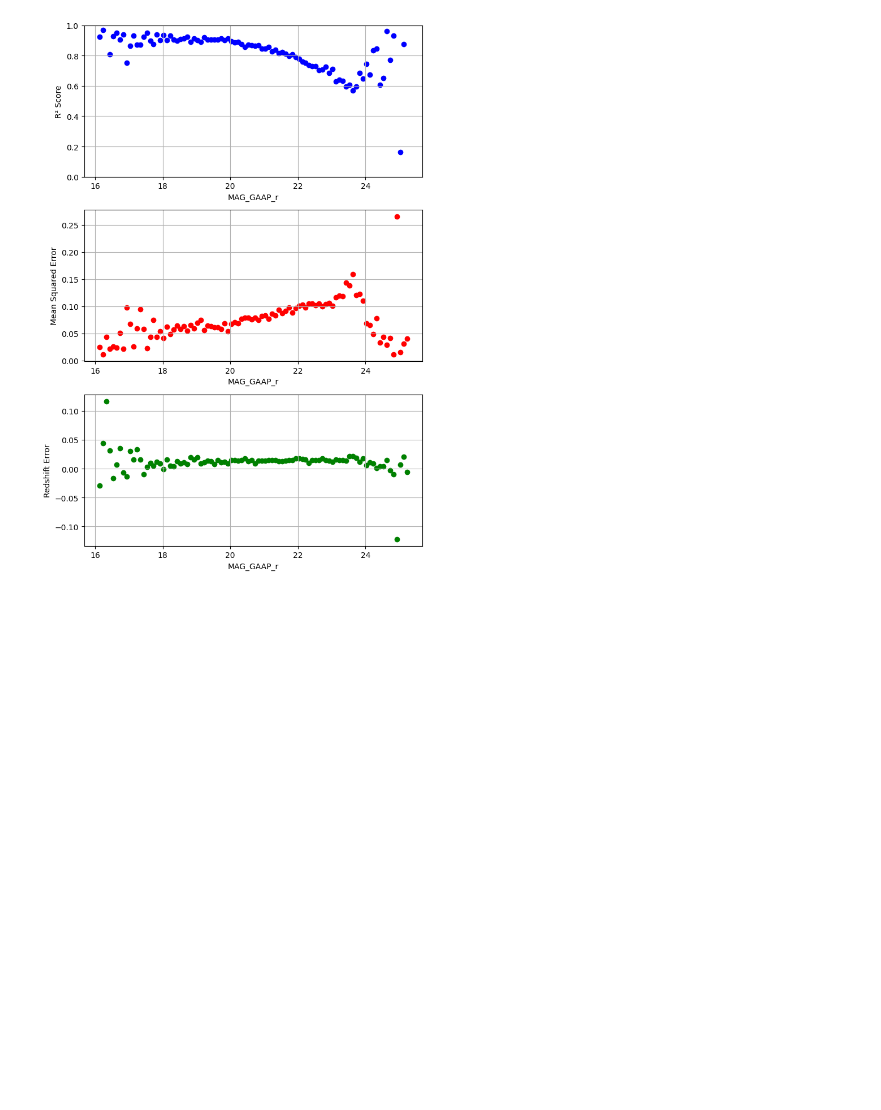
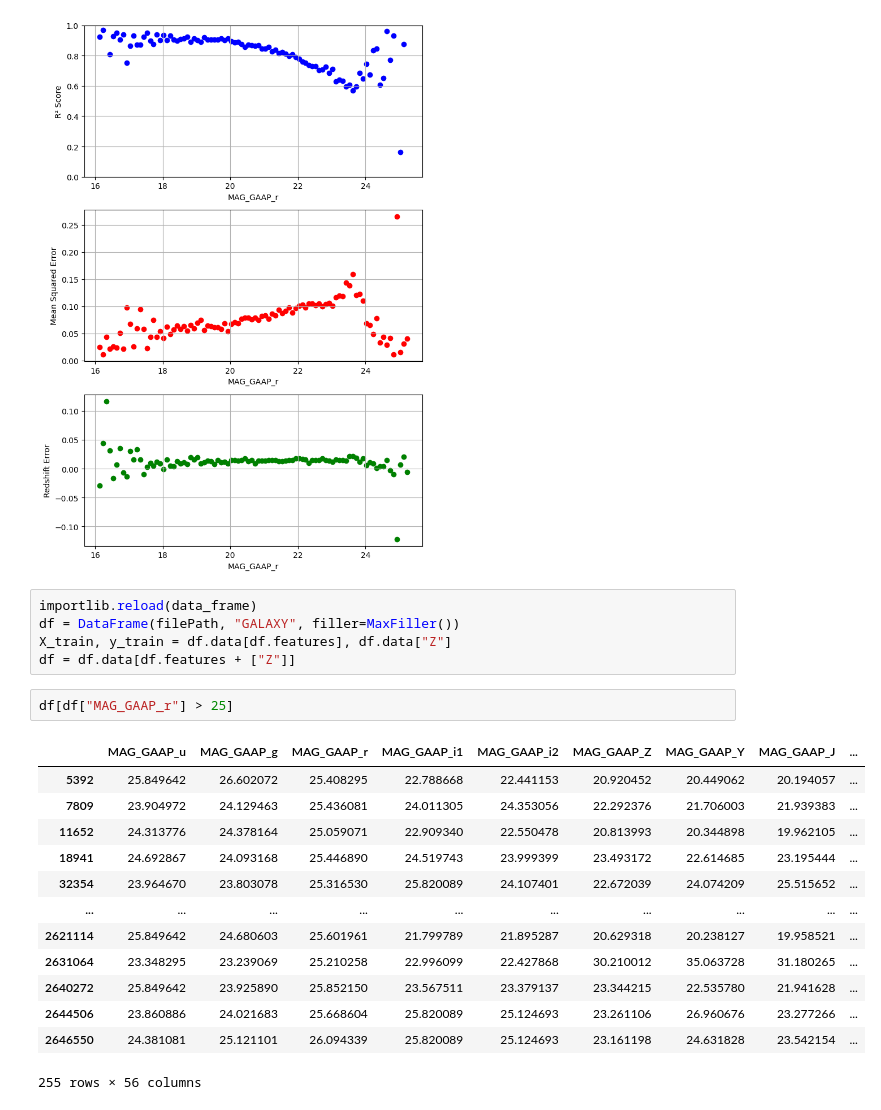
Before and after one commit to kacper-drabicki/redshift, a Jupyter notebook: notebooks/data_split_analysis.ipynb, the cells around one changed output. Cells and saved outputs as stored; diff of their text form; blank space fills up the shorter version.

```diff
--- a/notebooks/data_split_analysis.ipynb
+++ b/notebooks/data_split_analysis.ipynb
@@ -53,3 +53,24 @@ Redshift error: 0.01 +/- 0.13
 plot_rmag_vs_metric(df, model)
 # %% [output]
 [figure]
+# %%
+importlib.reload(data_frame)
+df = DataFrame(filePath, "GALAXY", filler=MaxFiller())
+X_train, y_train = df.data[df.features], df.data["Z"]
+df = df.data[df.features + ["Z"]]
+# %%
+df[df["MAG_GAAP_r"] > 25]
+# %% [output]
+|  | MAG_GAAP_u | MAG_GAAP_g | MAG_GAAP_r | MAG_GAAP_i1 | MAG_GAAP_i2 | MAG_GAAP_Z | MAG_GAAP_Y | MAG_GAAP_J | ... |
+| 5392 | 25.849642 | 26.602072 | 25.408295 | 22.788668 | 22.441153 | 20.920452 | 20.449062 | 20.194057 | ... |
+| 7809 | 23.904972 | 24.129463 | 25.436081 | 24.011305 | 24.353056 | 22.292376 | 21.706003 | 21.939383 | ... |
+| 11652 | 24.313776 | 24.378164 | 25.059071 | 22.909340 | 22.550478 | 20.813993 | 20.344898 | 19.962105 | ... |
+| 18941 | 24.692867 | 24.093168 | 25.446890 | 24.519743 | 23.999399 | 23.493172 | 22.614685 | 23.195444 | ... |
+| 32354 | 23.964670 | 23.803078 | 25.316530 | 25.820089 | 24.107401 | 22.672039 | 24.074209 | 25.515652 | ... |
+| ... | ... | ... | ... | ... | ... | ... | ... | ... | ... |
+| 2621114 | 25.849642 | 24.680603 | 25.601961 | 21.799789 | 21.895287 | 20.629318 | 20.238127 | 19.958521 | ... |
+| 2631064 | 23.348295 | 23.239069 | 25.210258 | 22.996099 | 22.427868 | 30.210012 | 35.063728 | 31.180265 | ... |
+| 2640272 | 25.849642 | 23.925890 | 25.852150 | 23.567511 | 23.379137 | 23.344215 | 22.535780 | 21.941628 | ... |
+| 2644506 | 23.860886 | 24.021683 | 25.668604 | 25.820089 | 25.124693 | 23.261106 | 26.960676 | 23.277266 | ... |
+| 2646550 | 24.381081 | 25.121101 | 26.094339 | 25.820089 | 25.124693 | 23.161198 | 24.631828 | 23.542154 | ... |
+255 rows × 56 columns
```
Also changed, not shown: 2 other files.
